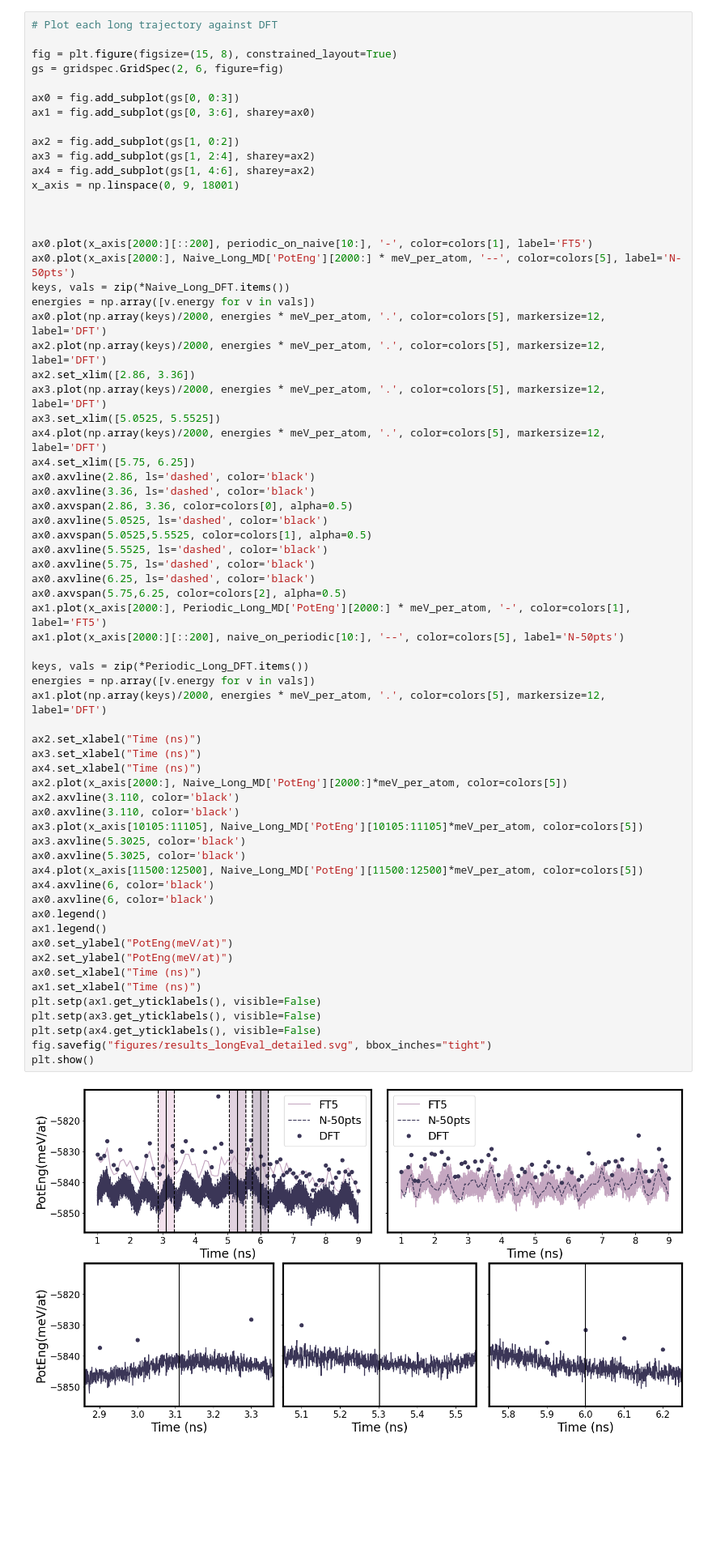
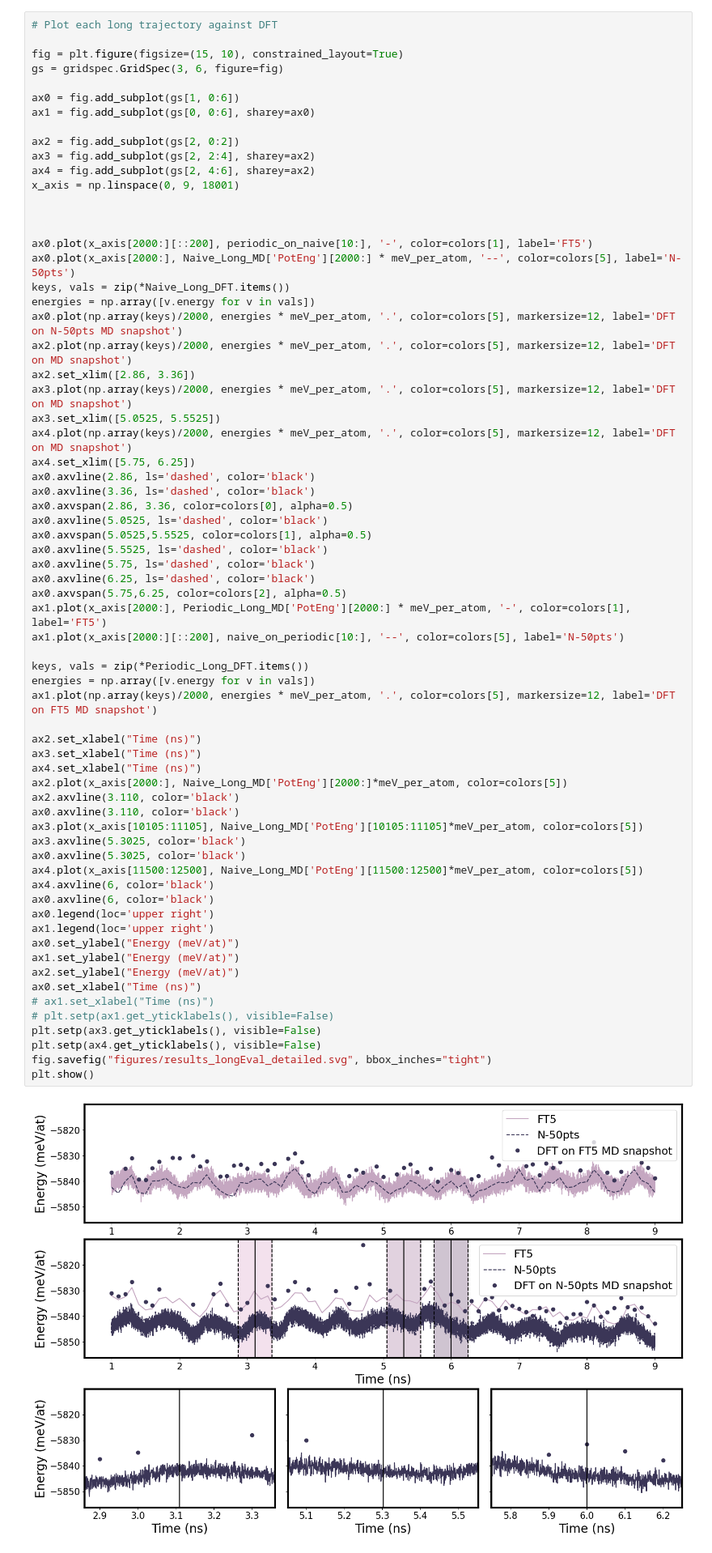
Before and after one commit to YangLab-GT/umlip_bias_finetuning, a Jupyter notebook: analysis/figure_notebook.ipynb, the cells around one changed output. Shown at 81% size. Drawn from its saved outputs; the diff is of its cells as text; blank space fills up the shorter version.

```diff
--- a/analysis/figure_notebook.ipynb
+++ b/analysis/figure_notebook.ipynb
@@ -701,15 +701,15 @@ for image in Periodic_traj:
 # %%
 # Plot each long trajectory against DFT
 
-fig = plt.figure(figsize=(15, 8), constrained_layout=True)
-gs = gridspec.GridSpec(2, 6, figure=fig)
+fig = plt.figure(figsize=(15, 10), constrained_layout=True)
+gs = gridspec.GridSpec(3, 6, figure=fig)
 
-ax0 = fig.add_subplot(gs[0, 0:3])
-ax1 = fig.add_subplot(gs[0, 3:6], sharey=ax0)
+ax0 = fig.add_subplot(gs[1, 0:6])
+ax1 = fig.add_subplot(gs[0, 0:6], sharey=ax0)
 
-ax2 = fig.add_subplot(gs[1, 0:2])
-ax3 = fig.add_subplot(gs[1, 2:4], sharey=ax2)
-ax4 = fig.add_subplot(gs[1, 4:6], sharey=ax2)
+ax2 = fig.add_subplot(gs[2, 0:2])
+ax3 = fig.add_subplot(gs[2, 2:4], sharey=ax2)
+ax4 = fig.add_subplot(gs[2, 4:6], sharey=ax2)
 x_axis = np.linspace(0, 9, 18001)
 
 
@@ -718,12 +718,12 @@ ax0.plot(x_axis[2000:][::200], periodic_on_naive[10:], '-', color=colors[1], lab
 ax0.plot(x_axis[2000:], Naive_Long_MD['PotEng'][2000:] * meV_per_atom, '--', color=colors[5], label='N-50pts')
 keys, vals = zip(*Naive_Long_DFT.items())
 energies = np.array([v.energy for v in vals])
-ax0.plot(np.array(keys)/2000, energies * meV_per_atom, '.', color=colors[5], markersize=12, label='DFT')
-ax2.plot(np.array(keys)/2000, energies * meV_per_atom, '.', color=colors[5], markersize=12, label='DFT')
+ax0.plot(np.array(keys)/2000, energies * meV_per_atom, '.', color=colors[5], markersize=12, label='DFT on N-50pts MD snapshot')
+ax2.plot(np.array(keys)/2000, energies * meV_per_atom, '.', color=colors[5], markersize=12, label='DFT on MD snapshot')
 ax2.set_xlim([2.86, 3.36])
-ax3.plot(np.array(keys)/2000, energies * meV_per_atom, '.', color=colors[5], markersize=12, label='DFT')
+ax3.plot(np.array(keys)/2000, energies * meV_per_atom, '.', color=colors[5], markersize=12, label='DFT on MD snapshot')
 ax3.set_xlim([5.0525, 5.5525])
-ax4.plot(np.array(keys)/2000, energies * meV_per_atom, '.', color=colors[5], markersize=12, label='DFT')
+ax4.plot(np.array(keys)/2000, energies * meV_per_atom, '.', color=colors[5], markersize=12, label='DFT on MD snapshot')
 ax4.set_xlim([5.75, 6.25])
 ax0.axvline(2.86, ls='dashed', color='black')
 ax0.axvline(3.36, ls='dashed', color='black')
@@ -731,41 +731,42 @@ ax0.axvspan(2.86, 3.36, color=colors[0], alpha=0.5)
 ax0.axvline(5.0525, ls='dashed', color='black')
 ax0.axvspan(5.0525,5.5525, color=colors[1], alpha=0.5)
 ax0.axvline(5.5525, ls='dashed', color='black')
 ax0.axvline(5.75, ls='dashed', color='black')
 ax0.axvline(6.25, ls='dashed', color='black')
 ax0.axvspan(5.75,6.25, color=colors[2], alpha=0.5)
 ax1.plot(x_axis[2000:], Periodic_Long_MD['PotEng'][2000:] * meV_per_atom, '-', color=colors[1], label='FT5')
 ax1.plot(x_axis[2000:][::200], naive_on_periodic[10:], '--', color=colors[5], label='N-50pts')
 
 keys, vals = zip(*Periodic_Long_DFT.items())
 energies = np.array([v.energy for v in vals])
-ax1.plot(np.array(keys)/2000, energies * meV_per_atom, '.', color=colors[5], markersize=12, label='DFT')
+ax1.plot(np.array(keys)/2000, energies * meV_per_atom, '.', color=colors[5], markersize=12, label='DFT on FT5 MD snapshot')
 
 ax2.set_xlabel("Time (ns)")
 ax3.set_xlabel("Time (ns)")
 ax4.set_xlabel("Time (ns)")
 ax2.plot(x_axis[2000:], Naive_Long_MD['PotEng'][2000:]*meV_per_atom, color=colors[5])
 ax2.axvline(3.110, color='black')
 ax0.axvline(3.110, color='black')
 ax3.plot(x_axis[10105:11105], Naive_Long_MD['PotEng'][10105:11105]*meV_per_atom, color=colors[5])
 ax3.axvline(5.3025, color='black')
 ax0.axvline(5.3025, color='black')
 ax4.plot(x_axis[11500:12500], Naive_Long_MD['PotEng'][11500:12500]*meV_per_atom, color=colors[5])
 ax4.axvline(6, color='black')
 ax0.axvline(6, color='black')
-ax0.legend()
-ax1.legend()
-ax0.set_ylabel("PotEng(meV/at)")
-ax2.set_ylabel("PotEng(meV/at)")
+ax0.legend(loc='upper right')
+ax1.legend(loc='upper right')
+ax0.set_ylabel("Energy (meV/at)")
+ax1.set_ylabel("Energy (meV/at)")
+ax2.set_ylabel("Energy (meV/at)")
 ax0.set_xlabel("Time (ns)")
-ax1.set_xlabel("Time (ns)")
-plt.setp(ax1.get_yticklabels(), visible=False)
+# ax1.set_xlabel("Time (ns)")
+# plt.setp(ax1.get_yticklabels(), visible=False)
 plt.setp(ax3.get_yticklabels(), visible=False)
 plt.setp(ax4.get_yticklabels(), visible=False)
 fig.savefig("figures/results_longEval_detailed.svg", bbox_inches="tight")
 plt.show()
 # %% [output]
-[figure, old version]
+[figure, new version]
 # %%
 # generate SOAP for each dataset
 naive_eval_desc   = [soap.create(atoms, centers=atoms.get_positions()) for atoms in Naive_traj]
```
Also changed, not shown: parts of 3 cells of this notebook, 13 other files.
